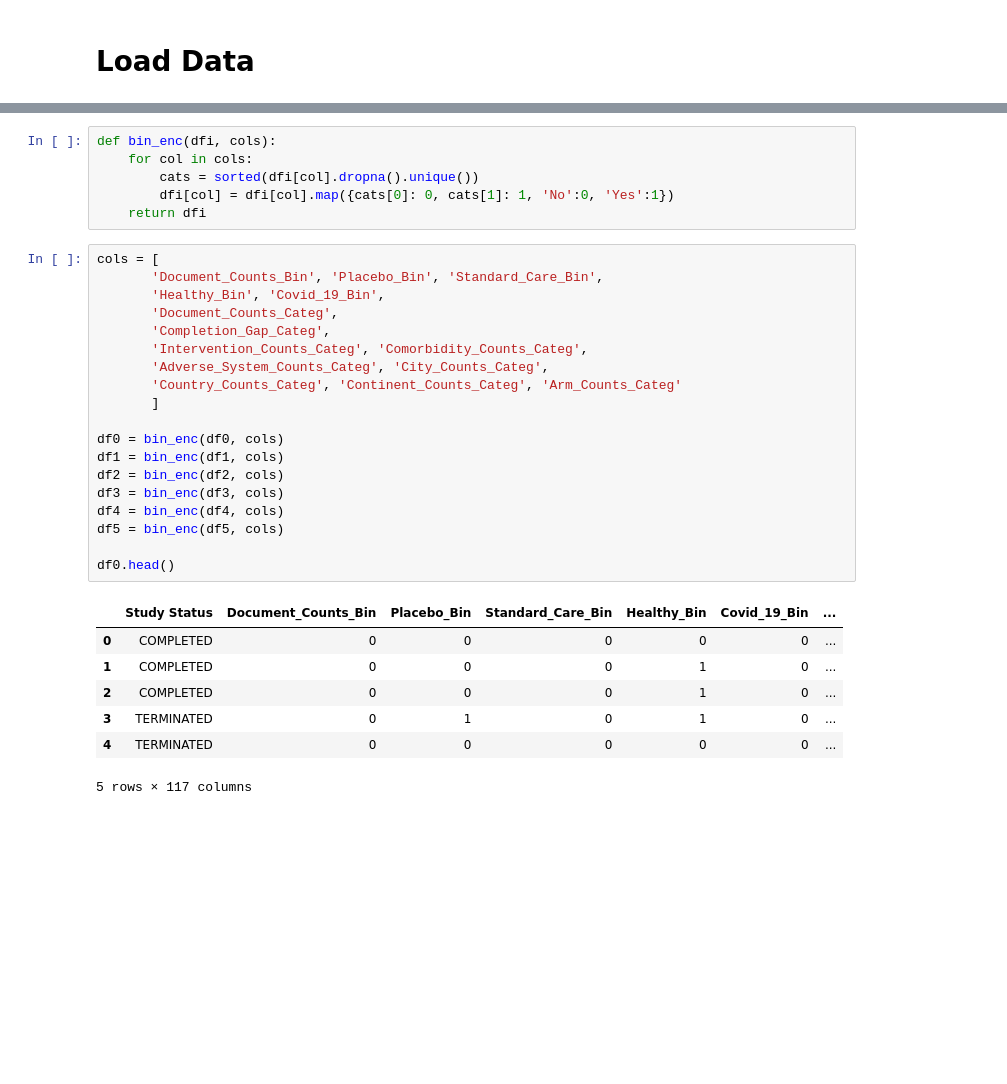
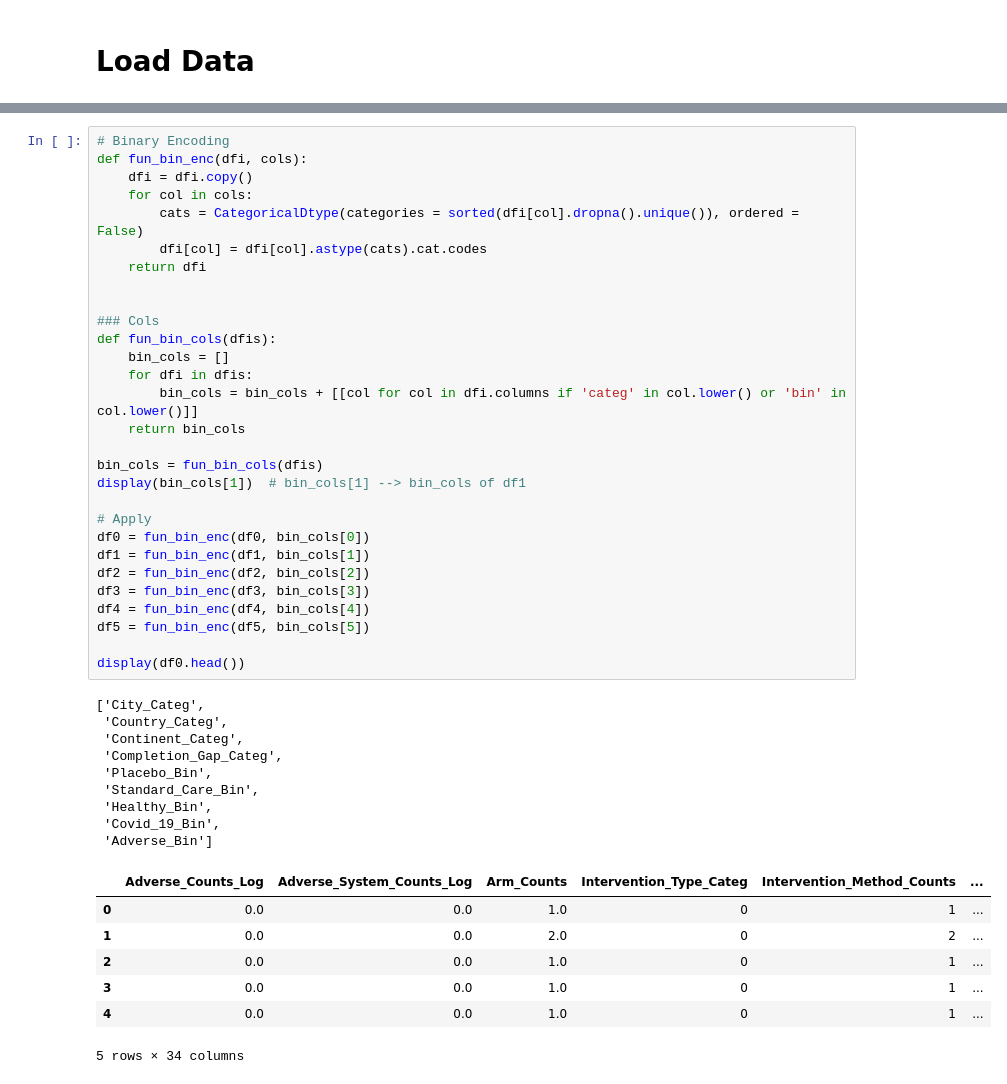
Before and after one commit to AndreouEugenia/Thesis, a Jupyter notebook: Thesis_Dummies.ipynb, the cells around one changed output, grey strips where cells are left out. Drawn from its saved outputs; the diff is of its cells as text; blank space fills up the shorter version.

```diff
--- a/Thesis_Dummies.ipynb
+++ b/Thesis_Dummies.ipynb
@@ -69,34 +69,47 @@ Index(['Study Status', 'Sex', 'Age_List', 'Funder_Type', 'Sponsor_Collab_List',
-# %%
-def bin_enc(dfi, cols):
-    for col in cols:
-        cats = sorted(dfi[col].dropna().unique())
-        dfi[col] = dfi[col].map({cats[0]: 0, cats[1]: 1, 'No':0, 'Yes':1})
-    return dfi
-# %%
-cols = [
-       'Document_Counts_Bin', 'Placebo_Bin', 'Standard_Care_Bin',
-       'Healthy_Bin', 'Covid_19_Bin',
-       'Document_Counts_Categ',
-       'Completion_Gap_Categ',
-       'Intervention_Counts_Categ', 'Comorbidity_Counts_Categ',
-       'Adverse_System_Counts_Categ', 'City_Counts_Categ',
-       'Country_Counts_Categ', 'Continent_Counts_Categ', 'Arm_Counts_Categ'
-       ]
-
-df0 = bin_enc(df0, cols)
-df1 = bin_enc(df1, cols)
-df2 = bin_enc(df2, cols)
-df3 = bin_enc(df3, cols)
-df4 = bin_enc(df4, cols)
-df5 = bin_enc(df5, cols)
-
-df0.head()
-# %% [output]
-|  | Study Status | Document_Counts_Bin | Placebo_Bin | Standard_Care_Bin | Healthy_Bin | Covid_19_Bin | ... |
-| 0 | COMPLETED | 0 | 0 | 0 | 0 | 0 | ... |
-| 1 | COMPLETED | 0 | 0 | 0 | 1 | 0 | ... |
-| 2 | COMPLETED | 0 | 0 | 0 | 1 | 0 | ... |
-| 3 | TERMINATED | 0 | 1 | 0 | 1 | 0 | ... |
-| 4 | TERMINATED | 0 | 0 | 0 | 0 | 0 | ... |
-5 rows × 117 columns
+# %%
+# Binary Encoding
+def fun_bin_enc(dfi, cols):
+    dfi = dfi.copy()
+    for col in cols:
+        cats = CategoricalDtype(categories = sorted(dfi[col].dropna().unique()), ordered = False)
+        dfi[col] = dfi[col].astype(cats).cat.codes
+    return dfi
+
+
+### Cols
+def fun_bin_cols(dfis):
+    bin_cols = []
+    for dfi in dfis:
+        bin_cols = bin_cols + [[col for col in dfi.columns if 'categ' in col.lower() or 'bin' in col.lower()]]
+    return bin_cols
+
+bin_cols = fun_bin_cols(dfis)
+display(bin_cols[1])  # bin_cols[1] --> bin_cols of df1
+
+# Apply
+df0 = fun_bin_enc(df0, bin_cols[0])
+df1 = fun_bin_enc(df1, bin_cols[1])
+df2 = fun_bin_enc(df2, bin_cols[2])
+df3 = fun_bin_enc(df3, bin_cols[3])
+df4 = fun_bin_enc(df4, bin_cols[4])
+df5 = fun_bin_enc(df5, bin_cols[5])
+
+display(df0.head())
+# %% [output]
+['City_Categ',
+ 'Country_Categ',
+ 'Continent_Categ',
+ 'Completion_Gap_Categ',
+ 'Placebo_Bin',
+ 'Standard_Care_Bin',
+ 'Healthy_Bin',
+ 'Covid_19_Bin',
+ 'Adverse_Bin']
+|  | Adverse_Counts_Log | Adverse_System_Counts_Log | Arm_Counts | Intervention_Type_Categ | Intervention_Method_Counts | ... |
+| 0 | 0.0 | 0.0 | 1.0 | 0 | 1 | ... |
+| 1 | 0.0 | 0.0 | 2.0 | 0 | 2 | ... |
+| 2 | 0.0 | 0.0 | 1.0 | 0 | 1 | ... |
+| 3 | 0.0 | 0.0 | 1.0 | 0 | 1 | ... |
+| 4 | 0.0 | 0.0 | 1.0 | 0 | 1 | ... |
+5 rows × 34 columns
 # %% [markdown]
```
Also changed, not shown: parts of 22 cells of this notebook.
